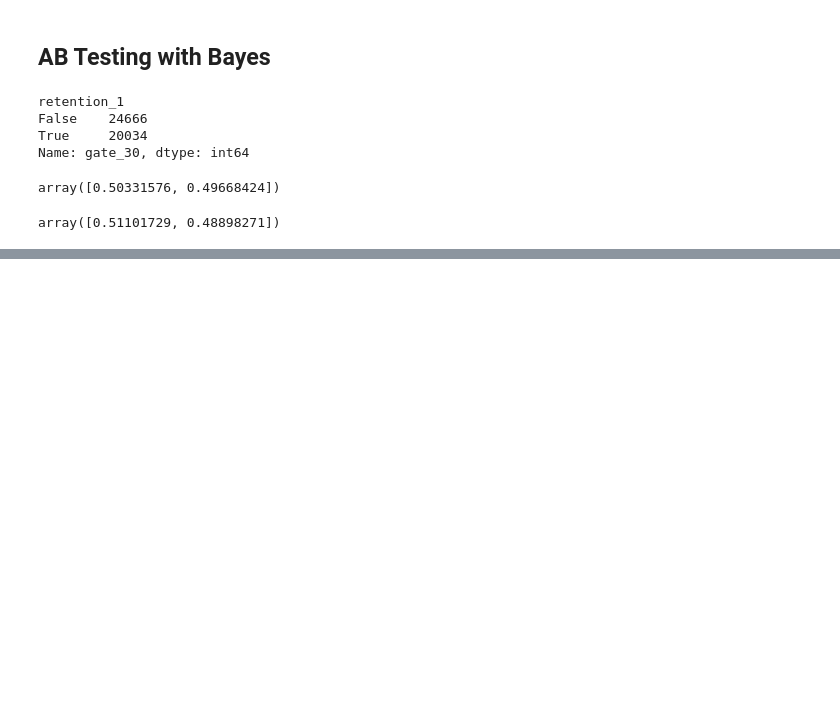
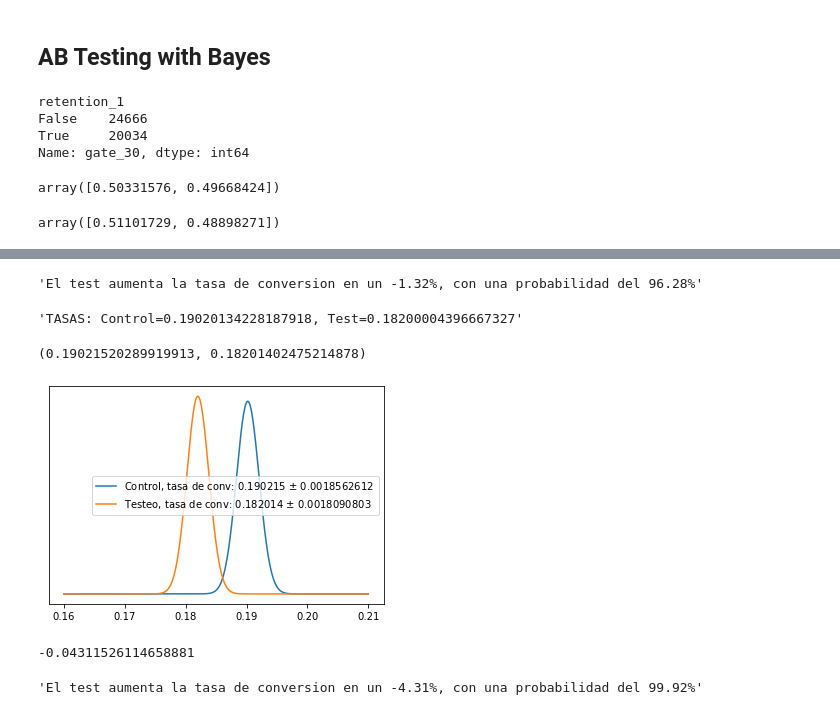
Before and after one commit to Ironhack-Data-Madrid-Octubre-2022/6.4_lab-AB-Testing, a Jupyter notebook: lab-ab-test.ipynb, the cells around one changed output, grey strips where cells are left out. Saved outputs shown, nothing was run; the diff lists cells and outputs as text; code cells hidden in the pictures; blank space fills up the shorter version.

```diff
--- a/lab-ab-test.ipynb
+++ b/lab-ab-test.ipynb
@@ -130,0 +197,50 @@ array([0.51101729, 0.48898271])
+# %%
+'''El test aumenta la tasa de conversion en un {:2.2f}%, con una probabilidad del {:2.2f}%'''.format(salto*100,(1-prob)*100)
+# %% [output]
+'El test aumenta la tasa de conversion en un -1.32%, con una probabilidad del 96.28%'
+# %%
+# para retention_7
+# los datos son conocidos : impresiones y conversiones para test y control
+
+imps_ctrl, convs_ctrl = 44700, 8502   # entrar, comprar
+imps_test, convs_test= 45489, 8279
+
+
+CR_ctrl = convs_ctrl/imps_ctrl
+CR_test = convs_test/imps_test
+
+f'TASAS: Control={CR_ctrl}, Test={CR_test}'
+# %% [output]
+'TASAS: Control=0.19020134228187918, Test=0.18200004396667327'
+# %%
+# aprioris
+
+a_C, b_C = convs_ctrl+1, imps_ctrl-convs_ctrl+1
+a_T, b_T = convs_test+1, imps_test-convs_test+1
+
+beta_control=beta(a_C, b_C)
+beta_test=beta(a_T, b_T)
+# %%
+beta_control.mean(), beta_test.mean()
+# %% [output]
+(0.19021520289919913, 0.18201402475214878)
+# %%
+x=np.linspace(0.16, 0.21, 1000)
+
+def plot(betas, nombres):
+
+    for bet, nom in zip(betas, nombres):
+
+        y=bet.pdf(x)
+        y_media=bet.mean()
+        y_std=bet.std()
+
+        plt.plot(x, y, label='{}, tasa de conv: {:.6f} $\pm$ {:.10f}'.format(nom, y_media, y_std))
+        plt.yticks([])
+
+    plt.legend()
+    plt.show();
+# %%
+plot([beta_control, beta_test], ['Control', 'Testeo'])
+# %% [output]
+[figure, added]
@@ -130,0 +250,10 @@ array([0.51101729, 0.48898271])
+# %%
+salto=(beta_test.mean() - beta_control.mean())/beta_control.mean()
+
+salto
+# %% [output]
+-0.04311526114658881
+# %%
+'''El test aumenta la tasa de conversion en un {:2.2f}%, con una probabilidad del {:2.2f}%'''.format(salto*100, (1-prob)*100)
+# %% [output]
+'El test aumenta la tasa de conversion en un -4.31%, con una probabilidad del 99.92%'
```
Also changed, not shown: parts of 11 cells of this notebook, 1 other file.
